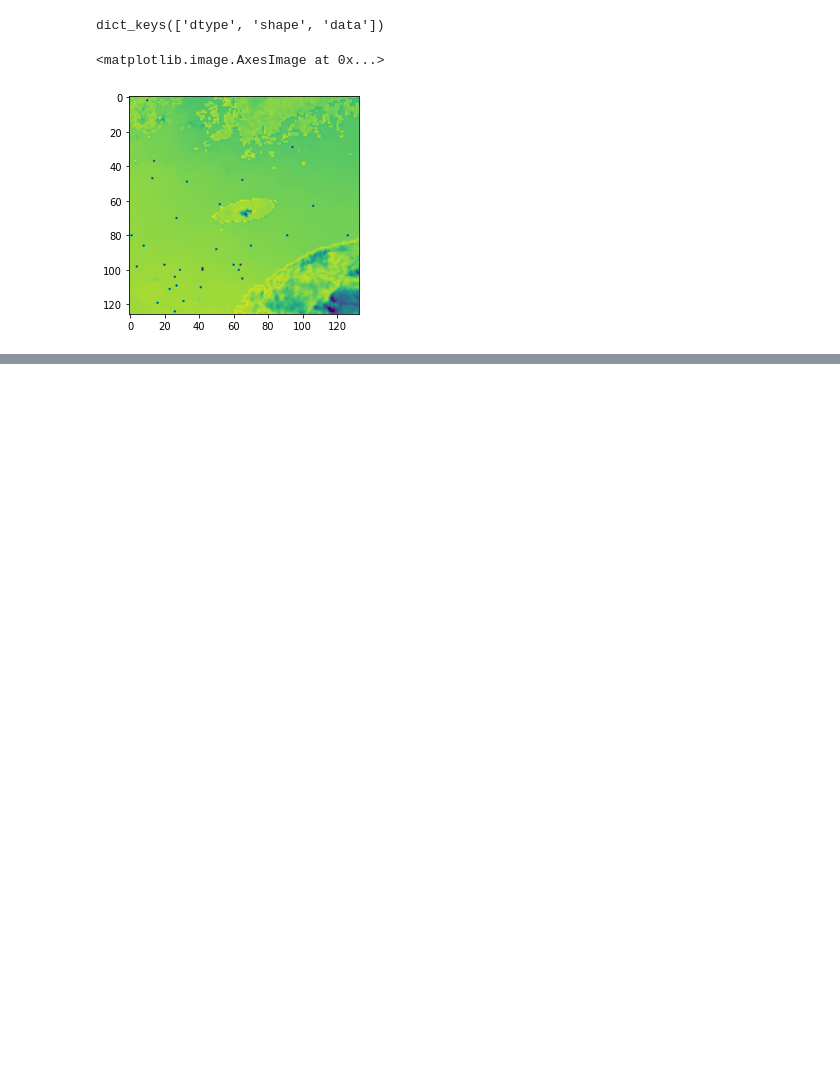
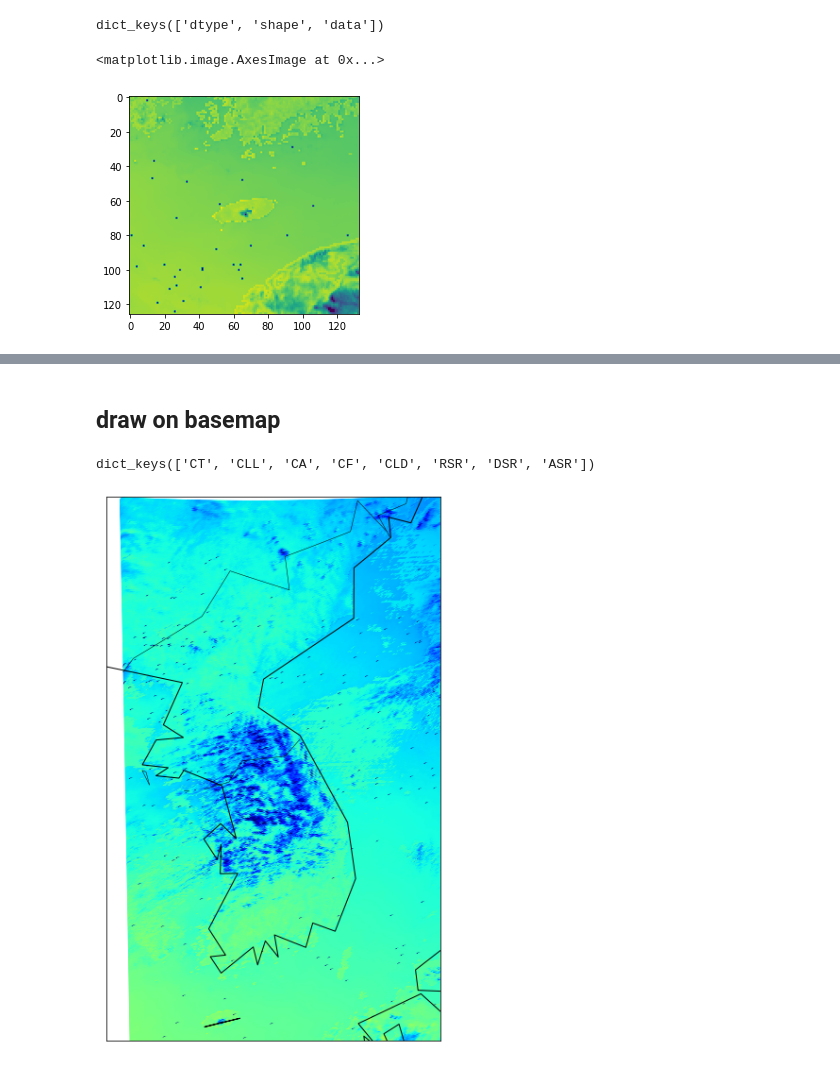
Before and after one commit to 60hz-io/gk2aICT, a Jupyter notebook: examples/skt_sample.ipynb, the cells around one changed output, grey strips where cells are left out. Drawn from its saved outputs; the diff is of its cells as text; code cells hidden in the pictures; blank space fills up the shorter version.

```diff
--- a/examples/skt_sample.ipynb
+++ b/examples/skt_sample.ipynb
@@ -216,0 +225,8 @@ img = Image.fromarray(np.uint8(data['CF']*255), mode='L')
+# %%
+x = np.linspace(int(ul[1]),int(lr[1]), num=arr.shape[1]) # longitude
+y = np.linspace(int(ul[0]),int(lr[0]), num=arr.shape[0]) # latitude
+# %%
+X, Y = np.meshgrid(x,y)
+yy, xx = cla_proc.latlon_from_rowcol(Y, X)
+# %% [markdown]
+## draw on basemap
@@ -216,0 +241,35 @@ img = Image.fromarray(np.uint8(data['CF']*255), mode='L')
+# %%
+data.keys()
+# %% [output]
+dict_keys(['CT', 'CLL', 'CA', 'CF', 'CLD', 'RSR', 'DSR', 'ASR'])
+# %%
+arr = data["DSR"].copy()
+# %%
+xx_img = xx[::-1].reshape(-1)
+yy_img = yy.reshape(-1)
+arr_img = arr[::-1].reshape(-1)
+# %%
+fig = plt.figure(figsize=(10, 10))
+ax = fig.add_axes([0.1, 0.1, 0.8, 0.8])
+
+m = Basemap(
+    llcrnrlon=ul_lon,
+    llcrnrlat=lr_lat,
+    urcrnrlon=lr_lon,
+    urcrnrlat=ul_lat,
+    rsphere=(6378137.00, 6356752.3142),
+    # resolution='h',
+    area_thresh=1000.,
+    epsg=5181,
+    lat_0=37.35,
+    lon_0=126.58,
+    ax=ax
+)
+m.drawcoastlines()
+m.drawcountries()
+m.drawstates()
+xx_m, yy_m = m(xx, yy_img)
+m.scatter(xx_m, yy_m, c=arr, cmap='jet', vmin=0, vmax=900)
+plt.show()
+# %% [output]
+[figure, added]
```
Also changed, not shown: parts of 26 cells of this notebook, 3 other files.
